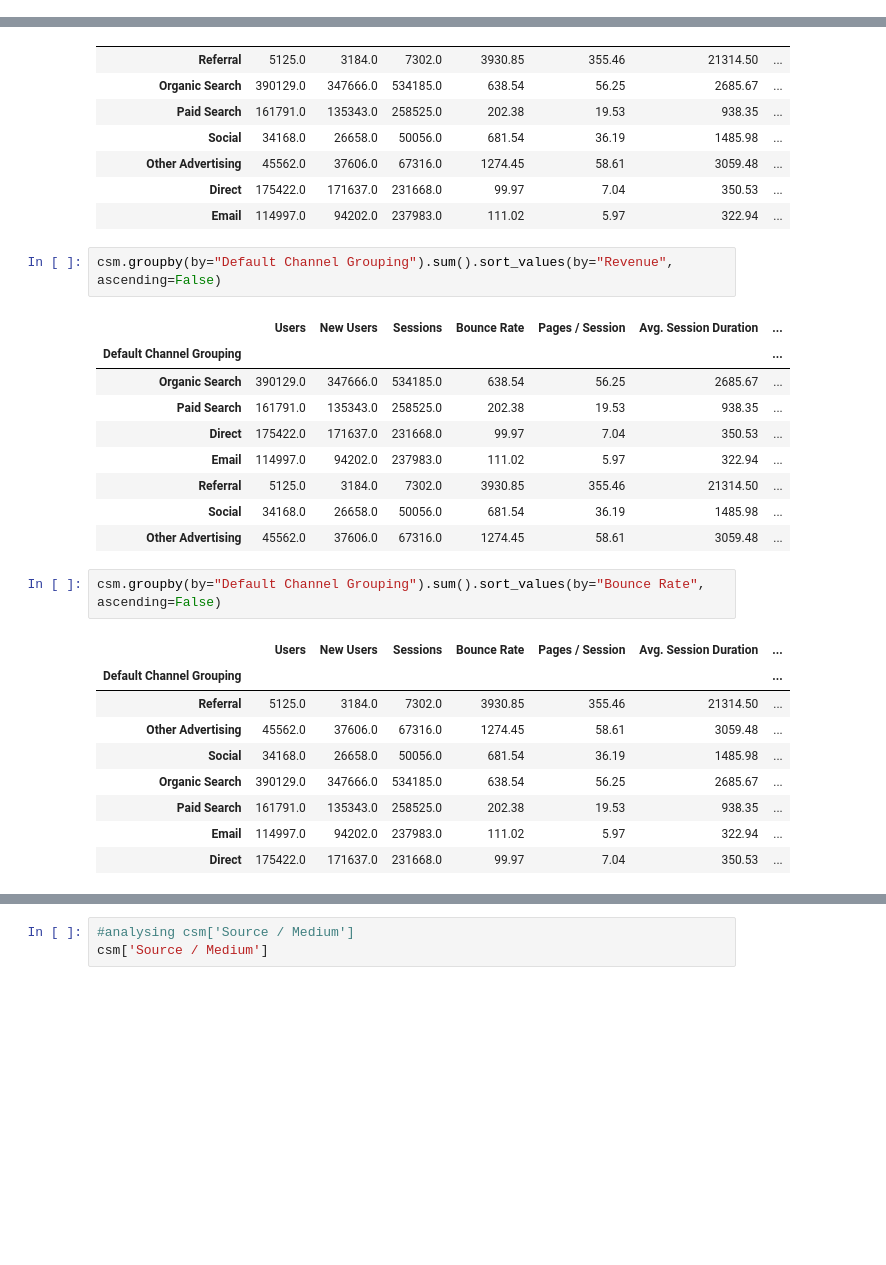
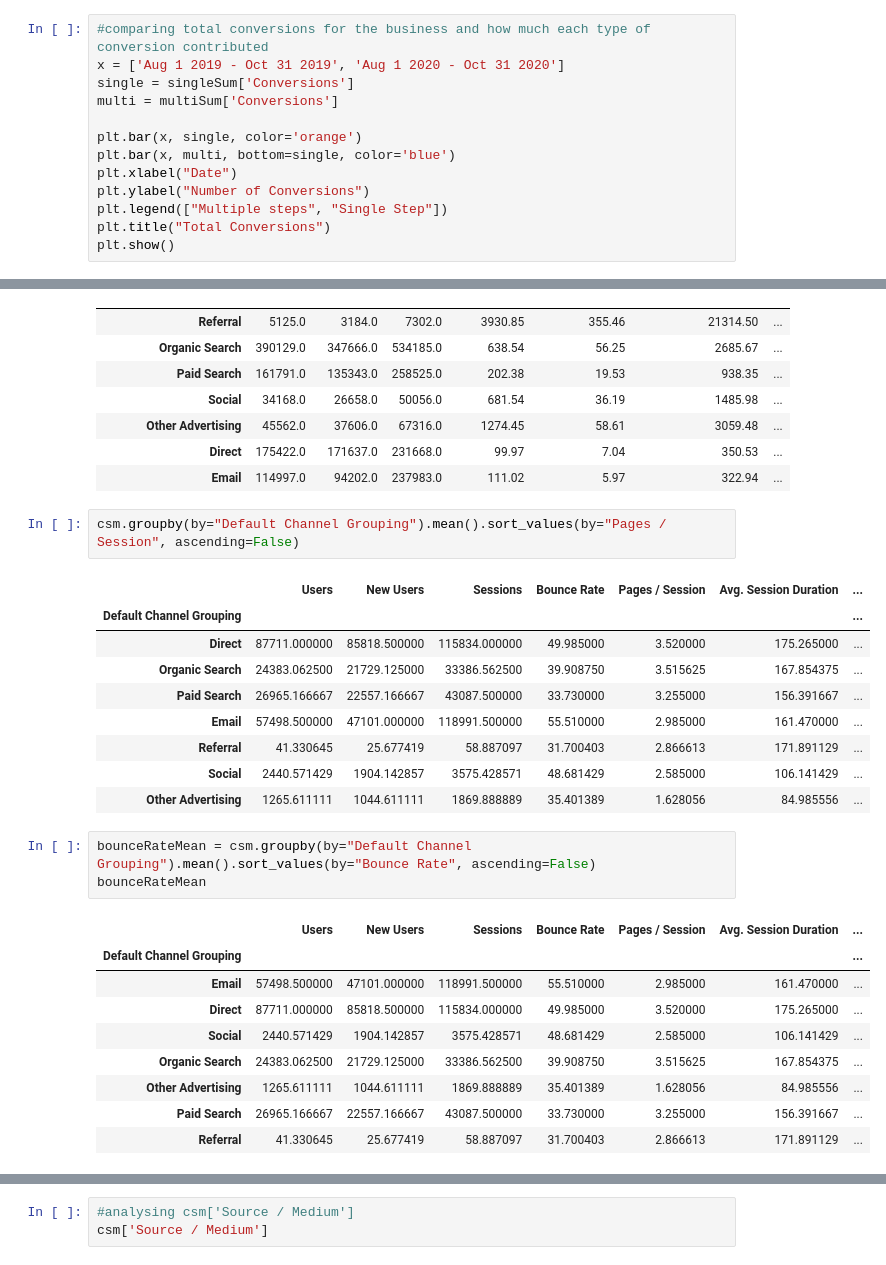
Before and after one commit to feliciamaureen/DMK201Final, a Jupyter notebook: finalSub.ipynb, the cells around one changed output, grey strips where cells are left out. Cells and saved outputs as stored; diff of their text form; blank space fills up the shorter version.

```diff
--- a/finalSub.ipynb
+++ b/finalSub.ipynb
@@ -73,0 +96,13 @@ singlestep.groupby(by="Date Range").sum()
+# %%
+#comparing total conversions for the business and how much each type of conversion contributed
+x = ['Aug 1 2019 - Oct 31 2019', 'Aug 1 2020 - Oct 31 2020']
+single = singleSum['Conversions']
+multi = multiSum['Conversions']
+
+plt.bar(x, single, color='orange')
+plt.bar(x, multi, bottom=single, color='blue')
+plt.xlabel("Date")
+plt.ylabel("Number of Conversions")
+plt.legend(["Multiple steps", "Single Step"])
+plt.title("Total Conversions")
+plt.show()
@@ -347,26 +395,27 @@ csm.groupby(by="Default Channel Grouping").sum().sort_values(by="Ecommerce Conve
 | Direct | 175422.0 | 171637.0 | 231668.0 | 99.97 | 7.04 | 350.53 | ... |
 | Email | 114997.0 | 94202.0 | 237983.0 | 111.02 | 5.97 | 322.94 | ... |
 # %%
-csm.groupby(by="Default Channel Grouping").sum().sort_values(by="Revenue", ascending=False)
+csm.groupby(by="Default Channel Grouping").mean().sort_values(by="Pages / Session", ascending=False)
 # %% [output]
 |  | Users | New Users | Sessions | Bounce Rate | Pages / Session | Avg. Session Duration | ... |
 | Default Channel Grouping |  |  |  |  |  |  | ... |
-| Organic Search | 390129.0 | 347666.0 | 534185.0 | 638.54 | 56.25 | 2685.67 | ... |
-| Paid Search | 161791.0 | 135343.0 | 258525.0 | 202.38 | 19.53 | 938.35 | ... |
-| Direct | 175422.0 | 171637.0 | 231668.0 | 99.97 | 7.04 | 350.53 | ... |
-| Email | 114997.0 | 94202.0 | 237983.0 | 111.02 | 5.97 | 322.94 | ... |
-| Referral | 5125.0 | 3184.0 | 7302.0 | 3930.85 | 355.46 | 21314.50 | ... |
-| Social | 34168.0 | 26658.0 | 50056.0 | 681.54 | 36.19 | 1485.98 | ... |
-| Other Advertising | 45562.0 | 37606.0 | 67316.0 | 1274.45 | 58.61 | 3059.48 | ... |
+| Direct | 87711.000000 | 85818.500000 | 115834.000000 | 49.985000 | 3.520000 | 175.265000 | ... |
+| Organic Search | 24383.062500 | 21729.125000 | 33386.562500 | 39.908750 | 3.515625 | 167.854375 | ... |
+| Paid Search | 26965.166667 | 22557.166667 | 43087.500000 | 33.730000 | 3.255000 | 156.391667 | ... |
+| Email | 57498.500000 | 47101.000000 | 118991.500000 | 55.510000 | 2.985000 | 161.470000 | ... |
+| Referral | 41.330645 | 25.677419 | 58.887097 | 31.700403 | 2.866613 | 171.891129 | ... |
+| Social | 2440.571429 | 1904.142857 | 3575.428571 | 48.681429 | 2.585000 | 106.141429 | ... |
+| Other Advertising | 1265.611111 | 1044.611111 | 1869.888889 | 35.401389 | 1.628056 | 84.985556 | ... |
 # %%
-csm.groupby(by="Default Channel Grouping").sum().sort_values(by="Bounce Rate", ascending=False)
+bounceRateMean = csm.groupby(by="Default Channel Grouping").mean().sort_values(by="Bounce Rate", ascending=False)
+bounceRateMean
 # %% [output]
 |  | Users | New Users | Sessions | Bounce Rate | Pages / Session | Avg. Session Duration | ... |
 | Default Channel Grouping |  |  |  |  |  |  | ... |
-| Referral | 5125.0 | 3184.0 | 7302.0 | 3930.85 | 355.46 | 21314.50 | ... |
-| Other Advertising | 45562.0 | 37606.0 | 67316.0 | 1274.45 | 58.61 | 3059.48 | ... |
-| Social | 34168.0 | 26658.0 | 50056.0 | 681.54 | 36.19 | 1485.98 | ... |
-| Organic Search | 390129.0 | 347666.0 | 534185.0 | 638.54 | 56.25 | 2685.67 | ... |
-| Paid Search | 161791.0 | 135343.0 | 258525.0 | 202.38 | 19.53 | 938.35 | ... |
-| Email | 114997.0 | 94202.0 | 237983.0 | 111.02 | 5.97 | 322.94 | ... |
-| Direct | 175422.0 | 171637.0 | 231668.0 | 99.97 | 7.04 | 350.53 | ... |
+| Email | 57498.500000 | 47101.000000 | 118991.500000 | 55.510000 | 2.985000 | 161.470000 | ... |
+| Direct | 87711.000000 | 85818.500000 | 115834.000000 | 49.985000 | 3.520000 | 175.265000 | ... |
+| Social | 2440.571429 | 1904.142857 | 3575.428571 | 48.681429 | 2.585000 | 106.141429 | ... |
+| Organic Search | 24383.062500 | 21729.125000 | 33386.562500 | 39.908750 | 3.515625 | 167.854375 | ... |
+| Other Advertising | 1265.611111 | 1044.611111 | 1869.888889 | 35.401389 | 1.628056 | 84.985556 | ... |
+| Paid Search | 26965.166667 | 22557.166667 | 43087.500000 | 33.730000 | 3.255000 | 156.391667 | ... |
+| Referral | 41.330645 | 25.677419 | 58.887097 | 31.700403 | 2.866613 | 171.891129 | ... |
```
Also changed, not shown: parts of 31 cells of this notebook.
